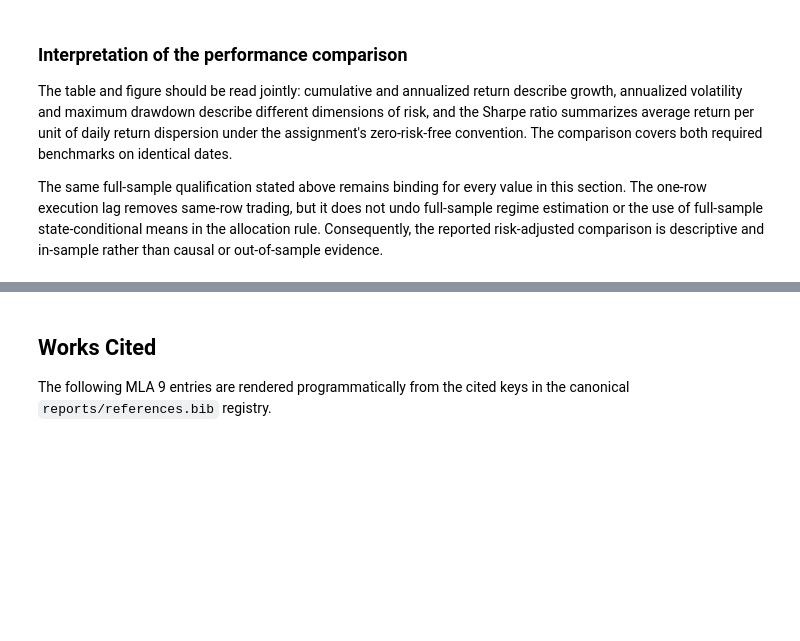
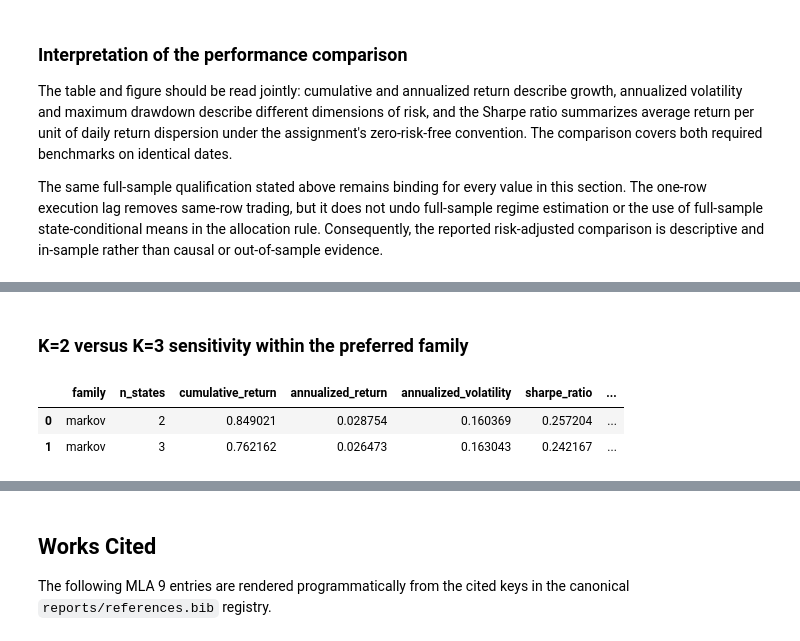
Before and after one commit to SergejSchweizer/vix-regime-allocation, a Jupyter notebook: notebooks/gwp2_vix_regime_allocation.ipynb, the cells around one changed output, grey strips where cells are left out. Drawn from its saved outputs; the diff is of its cells as text; code cells hidden in the pictures; blank space fills up the shorter version.

```diff
--- a/notebooks/gwp2_vix_regime_allocation.ipynb
+++ b/notebooks/gwp2_vix_regime_allocation.ipynb
@@ -1043,0 +1056,49 @@ The same full-sample qualification stated above remains binding for every value
+# %%
+import json
+
+import pandas as pd
+from IPython.display import Markdown, display
+
+from vix_regime_allocation.sensitivity import build_state_count_sensitivity
+
+repo_root_sensitivity = (
+    Path.cwd().resolve().parent
+    if Path.cwd().name == "notebooks"
+    else Path.cwd().resolve()
+)
+selected_model_sensitivity = json.loads(
+    (repo_root_sensitivity / "reports/generated/step3_selected_model.json").read_text(
+        encoding="utf-8"
+    )
+)
+preferred_family = selected_model_sensitivity["family"]
+step5_sensitivity_data = pd.read_csv(
+    repo_root_sensitivity / "data/processed/step1_data.csv",
+    parse_dates=["Date"],
+).set_index("Date")
+step5_sensitivity_data.index = pd.DatetimeIndex(step5_sensitivity_data.index, name="Date")
+
+states_by_k = {}
+for n_states in (2, 3):
+    states_path = (
+        repo_root_sensitivity
+        / f"reports/tables/step2_{preferred_family}_{n_states}_states.csv"
+    )
+    state_frame = pd.read_csv(states_path, parse_dates=["Date"]).set_index("Date")
+    state_frame.index = pd.DatetimeIndex(state_frame.index, name="Date")
+    states_by_k[n_states] = state_frame["state"].astype(int).rename("state")
+
+state_count_sensitivity = build_state_count_sensitivity(
+    step5_sensitivity_data,
+    preferred_family,
+    states_by_k,
+)
+sensitivity_path = repo_root_sensitivity / "reports/tables/step5_state_count_sensitivity.csv"
+state_count_sensitivity.to_csv(sensitivity_path, index=False)
+display(Markdown("### K=2 versus K=3 sensitivity within the preferred family"))
+display(state_count_sensitivity)
+# %% [output]
+### K=2 versus K=3 sensitivity within the preferred family
+|  | family | n_states | cumulative_return | annualized_return | annualized_volatility | sharpe_ratio | ... |
+| 0 | markov | 2 | 0.849021 | 0.028754 | 0.160369 | 0.257204 | ... |
+| 1 | markov | 3 | 0.762162 | 0.026473 | 0.163043 | 0.242167 | ... |
```
Also changed, not shown: parts of 9 cells of this notebook, 8 other files.
